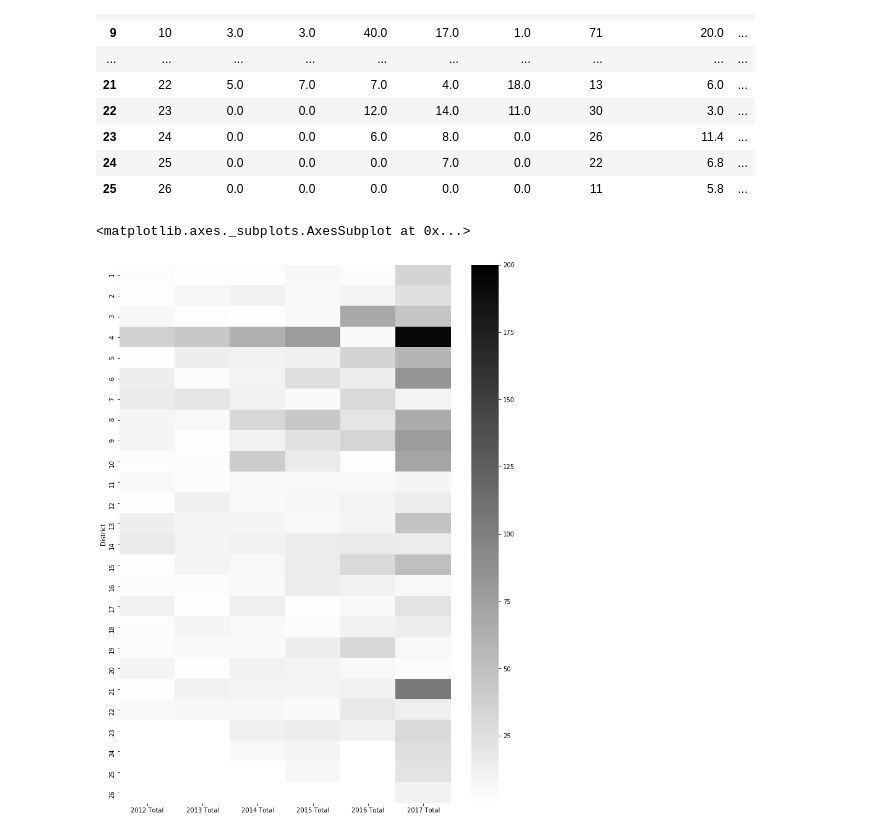
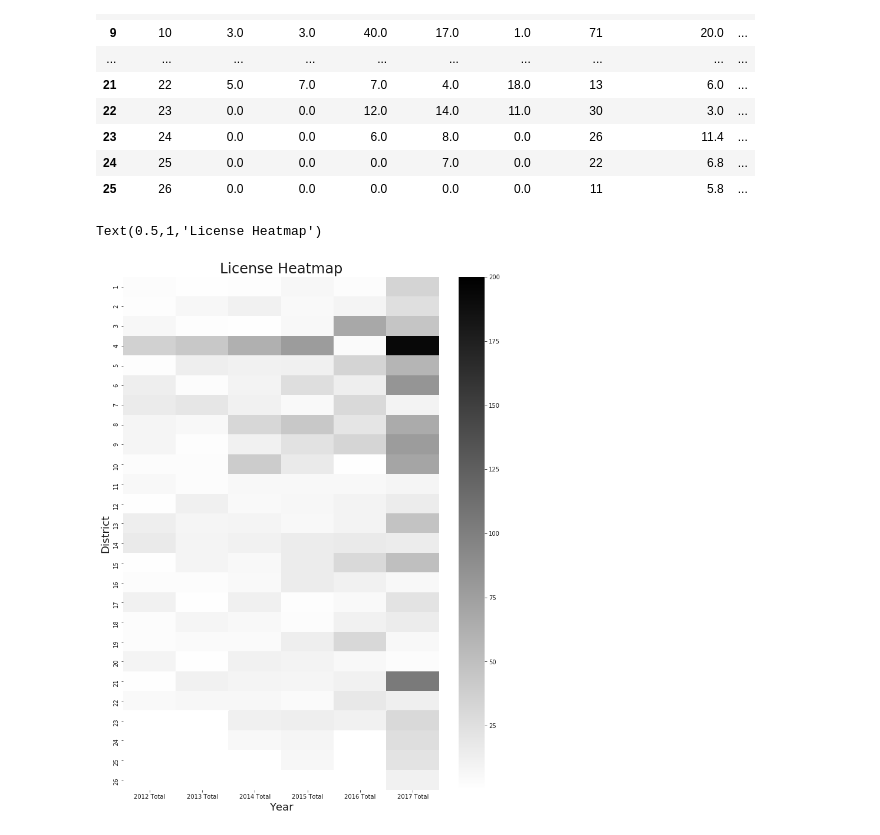
Before and after one commit to thewiredan/python_project, a Jupyter notebook: python_for_data_project.ipynb, the cells around one changed output. Saved outputs shown, nothing was run; the diff lists cells and outputs as text; code cells hidden in the pictures.

```diff
--- a/python_for_data_project.ipynb
+++ b/python_for_data_project.ipynb
@@ -122,15 +124,18 @@ display(hist_df)
 # %%
 #create heat_df from hist_df dropping 2012-2016 Average and 2017 % Inc over Avg columns
 heat_df = hist_df.drop(columns=['2012-2016 Average','2017 % Inc over Avg'])
 
 #set index to district
 heat_df = heat_df.set_index('District')
 
 #set plot size
 plt.figure(figsize=(12,16))
 
 #use seaborn to create heatmap from heat_df
 sns.heatmap(heat_df, cmap="gist_yarg", vmax=200, cbar_kws=dict(ticks=[25, 50, 75, 100, 125, 150, 175, 200]))
+plt.xlabel('Year', fontsize=18)
+plt.ylabel('District', fontsize=18)
+plt.title("License Heatmap", fontsize=24)
 # %% [output]
-<matplotlib.axes._subplots.AxesSubplot at 0x...>
+Text(0.5,1,'License Heatmap')
-[figure, old version]
+[figure, new version]
```
Also changed, not shown: parts of 5 cells of this notebook, 3 other files.
